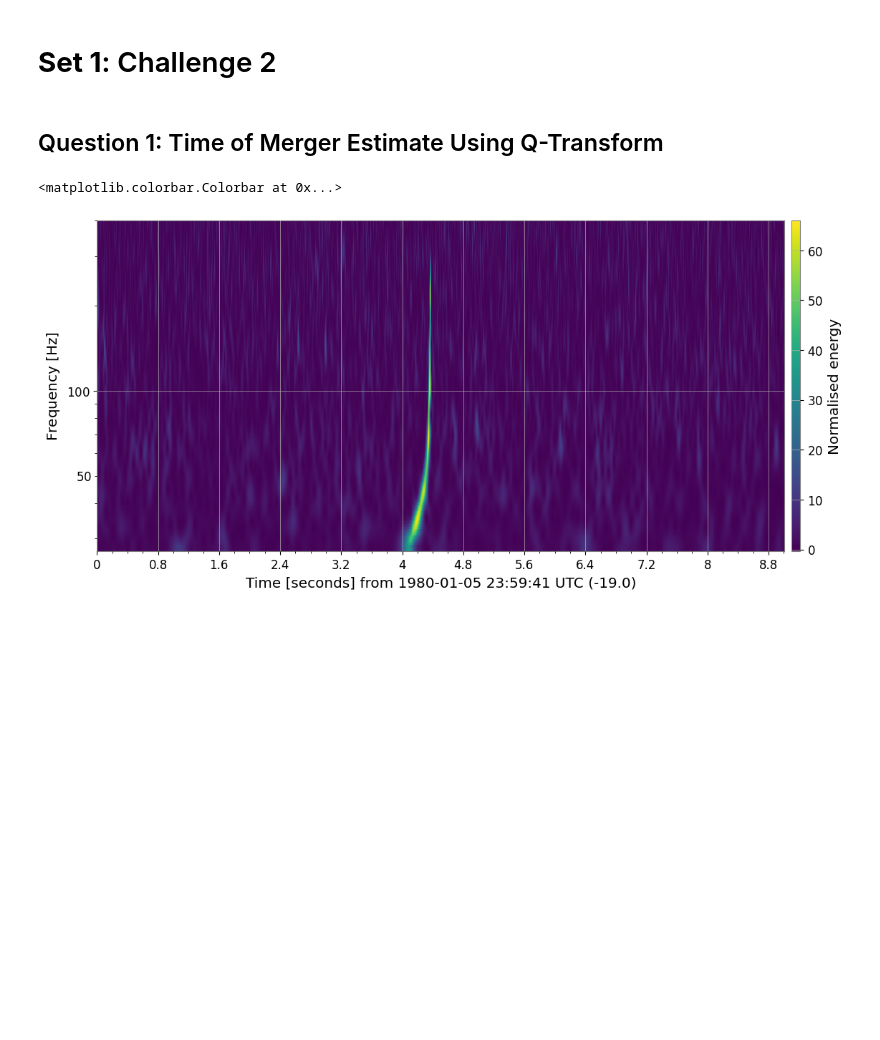
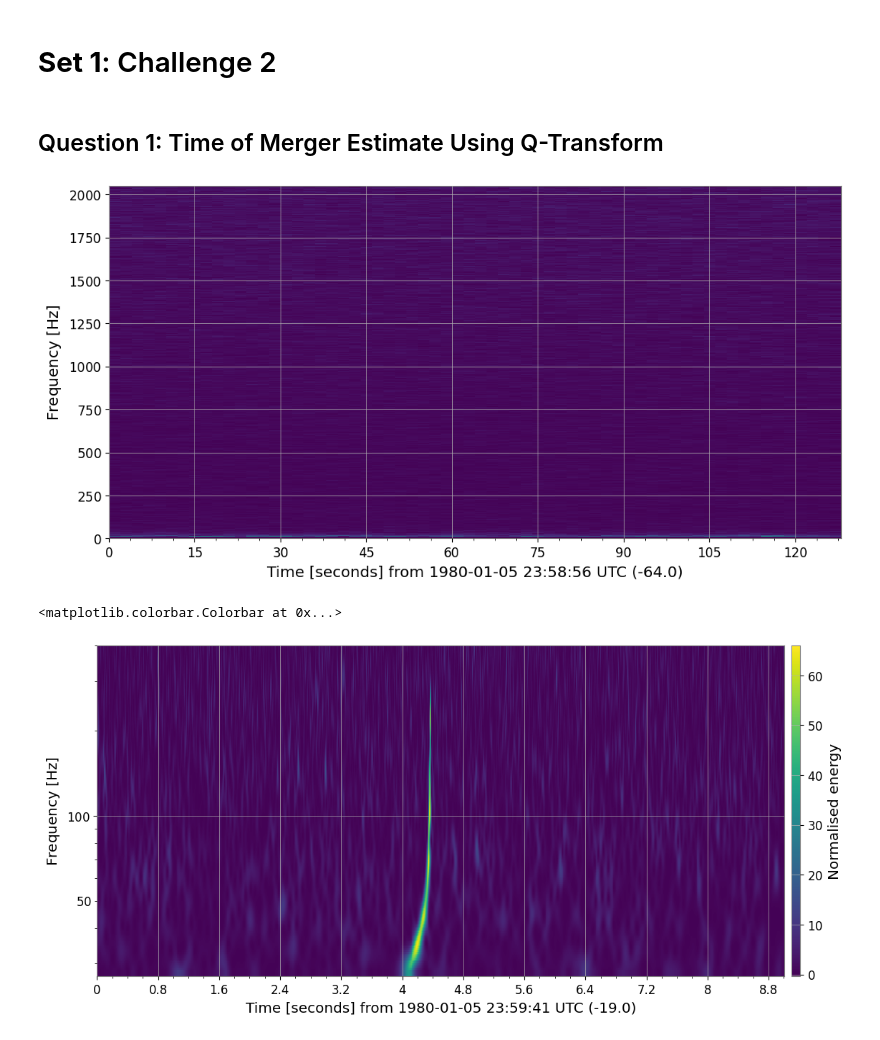
Before and after one commit to SmrithiCh/PRA3024-, a Jupyter notebook: PRA3024_Gravitational_Waves_W2.ipynb, the cells around one changed output. Saved outputs shown, nothing was run; the diff lists cells and outputs as text; code cells hidden in the pictures; blank space fills up the shorter version.

```diff
--- a/PRA3024_Gravitational_Waves_W2.ipynb
+++ b/PRA3024_Gravitational_Waves_W2.ipynb
@@ -115,6 +97,12 @@ pycbc_strain2 = frame.read_frame('challenge2.gwf', 'H1:CHALLENGE2')
 gwpy_strain2 = TimeSeries.read('challenge2.gwf', channel="H1:CHALLENGE2")
 # %% [markdown]
 ## Question 1: Time of Merger Estimate Using Q-Transform
+# %%
+# Complete spectrogram to find recording start time
+specgram2 = gwpy_strain2.spectrogram2(fftlength=4, overlap=2, window='hann') ** (1/2.)
+plot = specgram2.plot()
+# %% [output]
+[figure, added]
 # %%
 q2 = gwpy_strain2.q_transform(frange=(27, 400), qrange=(10, 100),outseg=(-19,-10))
 plot = q2.plot()
```
Also changed, not shown: parts of 19 cells of this notebook.
